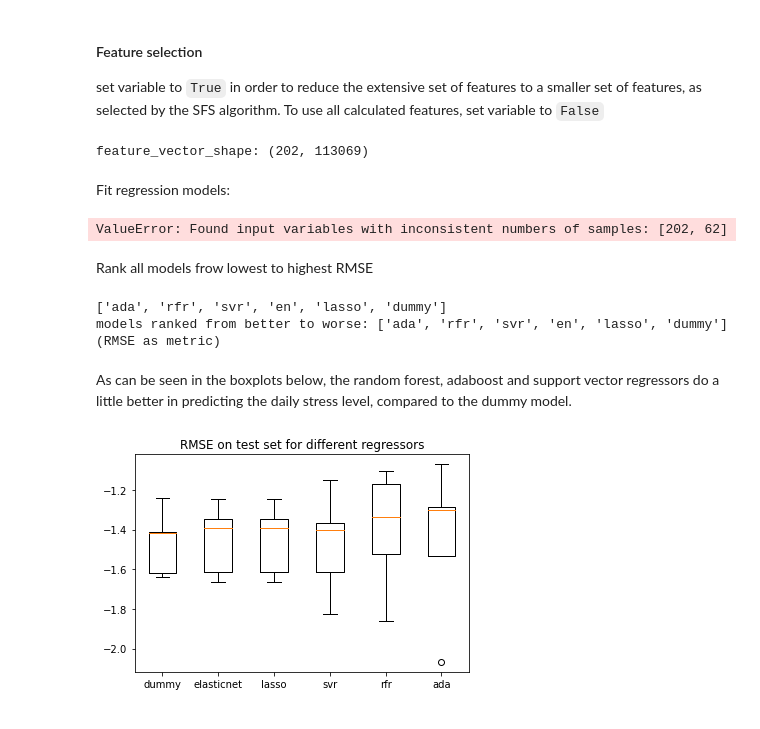
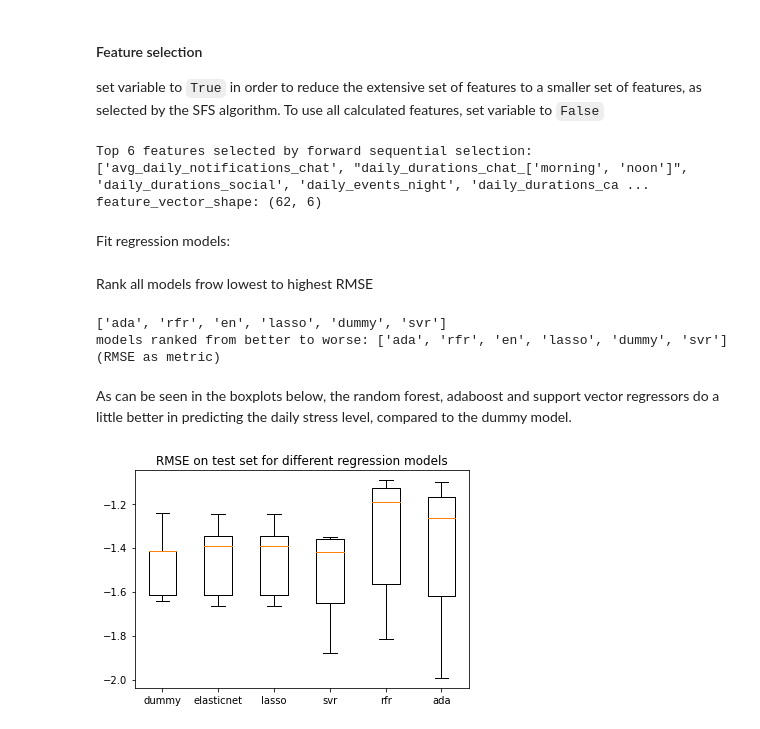
Before and after one commit to WouterDurnez/mobiledna_py, a Jupyter notebook: mobiledna/mbrain/main.ipynb, the cells around one changed output. Drawn from its saved outputs; the diff is of its cells as text; code cells hidden in the pictures.

```diff
--- a/mobiledna/simon/feat_calculation.ipynb
+++ b/mobiledna/mbrain/main.ipynb
@@ -45,9 +45,9 @@ df_eod_experiencekit = pd.read_parquet("../data/data_nervosity/df_eod_experience
 df_mapping = pd.read_csv("../data/data_nervosity/MobileDNA_mapping_panelkitid.csv", sep=';')
 
 # files needed for the feature calculation
-ae = Appevents.load_data("../data/data_nervosity/wave_3_2/210803_nervocity_appevents.csv", sep=';')
-no = Notifications.load_data("../data/data_nervosity/wave_3_2/210803_nervocity_notifications.parquet")
-se = Sessions.load_data("../data/data_nervosity/wave_3_2/210803_nervocity_sessions.csv", sep=';')
+ae = Appevents.load_data("/Users/simonperneel/Documents/Imec-mict/Varia/Kyle/211119_nervocity_export/211119_nervocity_appevents_panelkitid.parquet")
+no = Notifications.load_data("/Users/simonperneel/Documents/Imec-mict/Varia/Kyle/211119_nervocity_export/211119_nervocity_notifications_panelkitid.parquet")
+se = Sessions.load_data("/Users/simonperneel/Documents/Imec-mict/Varia/Kyle/211119_nervocity_export/211119_nervocity_sessions_panelkitid.parquet")
 
 ae.add_category(scrape=False).add_time_of_day()
 no.add_category(scrape=False)
@@ -1102,7 +1115,7 @@ Univariate linear regression tests returning F-statistic.
 Explanation [here](https://scikit-learn.org/stable/modules/generated/sklearn.feature_selection.f_regression.html)
 # %%
 from sklearn.feature_selection import f_regression, SequentialFeatureSelector
-labels = feat.pop('daily_stress_level')
+labels = avg_feat.pop('daily_stress_level')
 feature_names = feat.columns.tolist()
 # %%
 f_statistic,_ = f_regression(feat, labels)
@@ -1118,6 +1131,7 @@ model.
 # %% [markdown]
 Standardize feature set:
 # %%
-res_normalized = bf_feat.transform(lambda x: ((x - x.mean()) / x.std()))
+res_normalized = avg_feat.transform(lambda x: ((x - x.mean()) / x.std()))
+res_normalized.fillna(0, inplace=True)
 print(res_normalized.head())
 # %% [output]
@@ -1149,8 +1153,8 @@ set variable to `True` in order to reduce the extensive set of features to a sma
 set of features, as selected by the SFS algorithm. To use all calculated features, set
 variable to `False`
 # %%
-feature_selection = False
-n_features = 8     # number of features to select
+feature_selection = True
+n_features = 6    # number of features to select
 
 if feature_selection:
 
@@ -1166,7 +1170,8 @@ if feature_selection:
 
 print(f'feature_vector_shape: {X.shape}')
 # %% [output]
-feature_vector_shape: (202, 113069)
+Top 6 features selected by forward sequential selection:['avg_daily_notifications_chat', "daily_durations_chat_['morning', 'noon']", 'daily_durations_social', 'daily_events_night', 'daily_durations_ca ...
+feature_vector_shape: (62, 6)
 # %% [markdown]
 Fit regression models:
 # %%
@@ -1206,8 +1211,6 @@ ada_results = cross_validate(ada, X,y, cv=5,
 
 #xg_results = xgboost.cv(dtrain=data_dmatrix, params=xg_params, nfold=5, num_boost_round=50,
 #                        early_stopping_rounds=10, metrics="rmse", as_pandas=True, seed=123)
-# %% [output]
-ValueError: Found input variables with inconsistent numbers of samples: [202, 62]
 # %% [markdown]
 Rank all models frow lowest to highest RMSE
 # %%
@@ -1224,23 +1227,23 @@ ranked = sorted(dict, key=dict.get, reverse=True)
 print(ranked)
 print(f"models ranked from better to worse: {ranked} (RMSE as metric)")
 # %% [output]
-['ada', 'rfr', 'svr', 'en', 'lasso', 'dummy']
-models ranked from better to worse: ['ada', 'rfr', 'svr', 'en', 'lasso', 'dummy'] (RMSE as metric)
+['ada', 'rfr', 'en', 'lasso', 'dummy', 'svr']
+models ranked from better to worse: ['ada', 'rfr', 'en', 'lasso', 'dummy', 'svr'] (RMSE as metric)
 # %% [markdown]
 As can be seen in the boxplots below, the random forest, adaboost and support vector regressors do a
 little better in predicting the daily stress level, compared to the dummy model.
 # %%
 # plot results
 metric = 'test_neg_root_mean_squared_error'
 plt.boxplot([dum_results[metric],
              en_results[metric],
              las_results[metric],
              svr_results[metric],
              rfr_results[metric],
              ada_results[metric]],
              labels=['dummy', 'elasticnet', 'lasso', 'svr', 'rfr','ada'])
 
-plt.title('RMSE on test set for different regressors')
-plt.savefig('./data/img/RMSE_boxplots.png', format='png', dpi=1000)
+plt.title('RMSE on test set for different regression models')
+plt.savefig('../data/img/RMSE_boxplots.png', format='png', dpi=1000)
 # %% [output]
-[figure, old version]
+[figure, new version]
```
Also changed, not shown: parts of 37 cells of this notebook, 7 other files.
